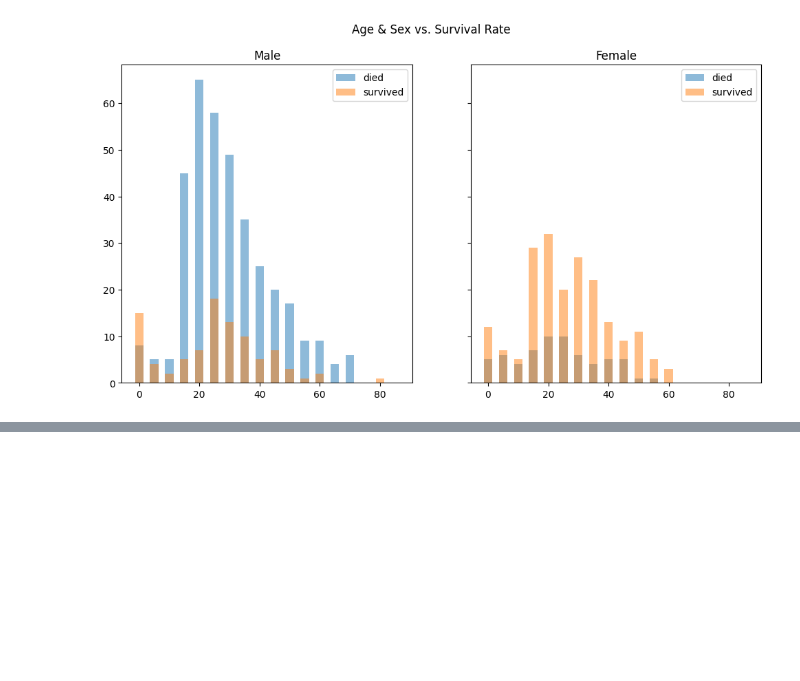
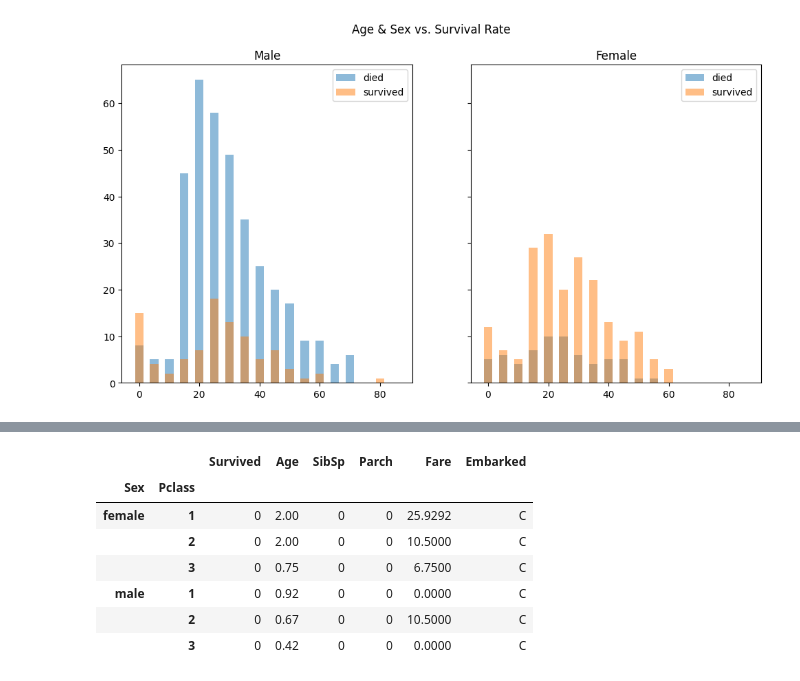
Before and after one commit to alexehrlich/titanic, a Jupyter notebook: data_exploration.ipynb, the cells around one changed output, grey strips where cells are left out. Drawn from its saved outputs; the diff is of its cells as text; code cells hidden in the pictures; blank space fills up the shorter version.

```diff
--- a/data_exploration.ipynb
+++ b/data_exploration.ipynb
@@ -244,0 +256,11 @@ plt.show()
+# %%
+train_df.groupby(['Sex', 'Pclass']).min()
+# %% [output]
+|  |  | Survived | Age | SibSp | Parch | Fare | Embarked |
+| Sex | Pclass |  |  |  |  |  |  |
+| female | 1 | 0 | 2.00 | 0 | 0 | 25.9292 | C |
+|  | 2 | 0 | 2.00 | 0 | 0 | 10.5000 | C |
+|  | 3 | 0 | 0.75 | 0 | 0 | 6.7500 | C |
+| male | 1 | 0 | 0.92 | 0 | 0 | 0.0000 | C |
+|  | 2 | 0 | 0.67 | 0 | 0 | 10.5000 | C |
+|  | 3 | 0 | 0.42 | 0 | 0 | 0.0000 | C |
```
Also changed, not shown: parts of 9 cells of this notebook.
